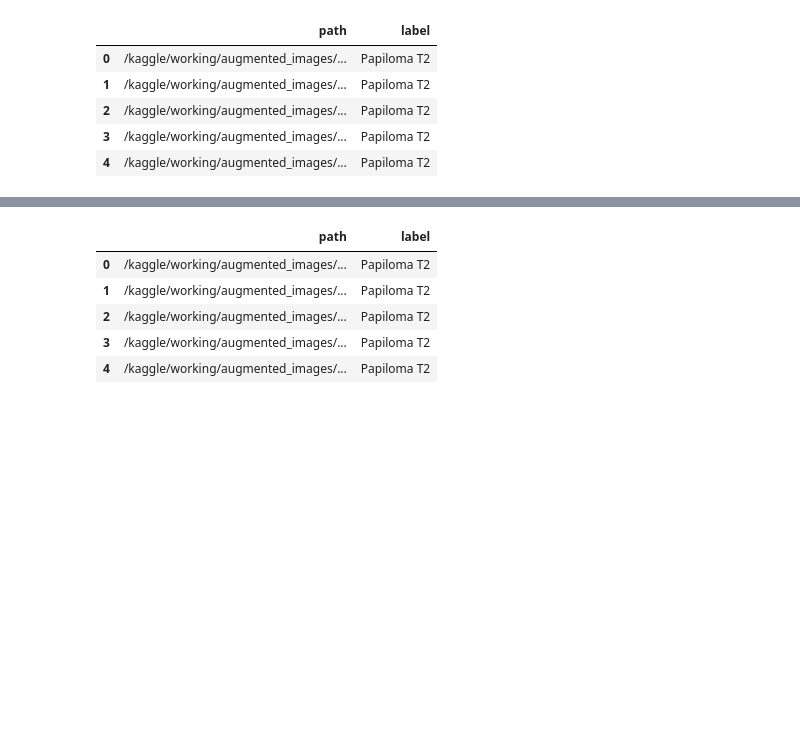
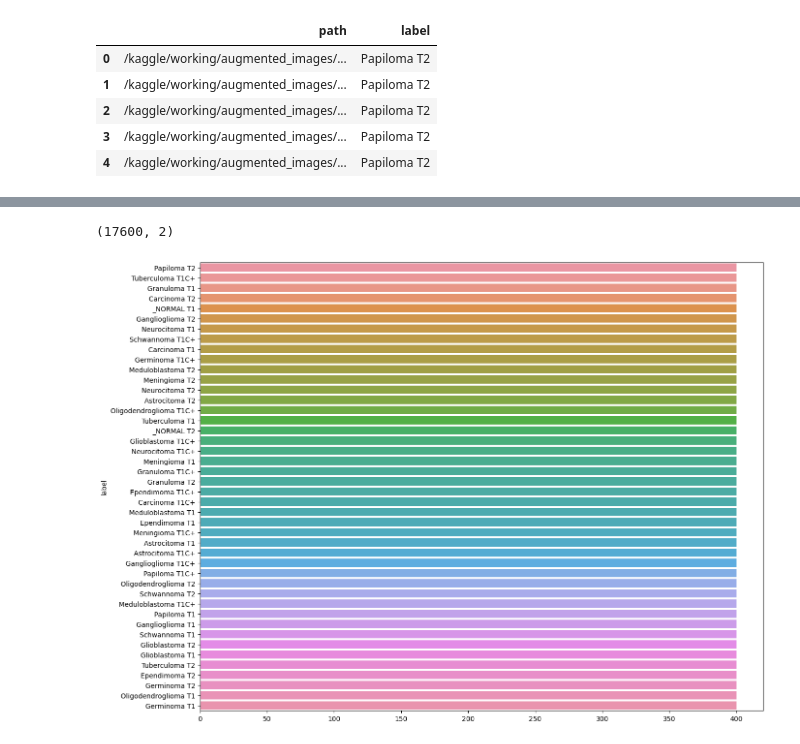
Before and after one commit to Som-III/Brain_tumor_detection_using_deep_learning, a Jupyter notebook: tumor_detection.ipynb, the cells around one changed output, grey strips where cells are left out. Saved outputs shown, nothing was run; the diff lists cells and outputs as text; code cells hidden in the pictures; blank space fills up the shorter version.

```diff
--- a/tumor_detection.ipynb
+++ b/tumor_detection.ipynb
@@ -183,9 +192,15 @@ plt.show()
-# %%
-augmented_df.head()
-# %% [output]
-|  | path | label |
-| 0 | /kaggle/working/augmented_images/... | Papiloma T2 |
-| 1 | /kaggle/working/augmented_images/... | Papiloma T2 |
-| 2 | /kaggle/working/augmented_images/... | Papiloma T2 |
-| 3 | /kaggle/working/augmented_images/... | Papiloma T2 |
-| 4 | /kaggle/working/augmented_images/... | Papiloma T2 |
+# %%
+full_df = pd.concat([df, augmented_df], ignore_index=True)
+# %%
+full_df.shape
+# %% [output]
+(17600, 2)
+# %%
+label_counts_full = full_df['label'].value_counts().sort_values(ascending=False)
+sorted_label_full = label_counts_full.index
+# %%
+plt.figure(figsize=(15,12))
+sns.barplot(x=label_counts_full.values, y=sorted_label_full)
+plt.show()
+# %% [output]
+[figure, added]
```
Also changed, not shown: parts of 16 cells of this notebook.
